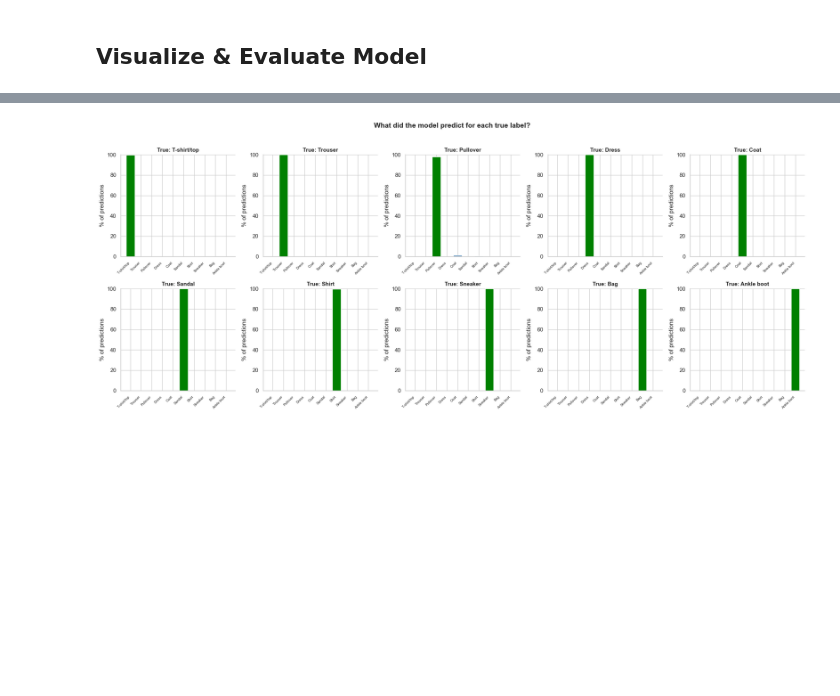
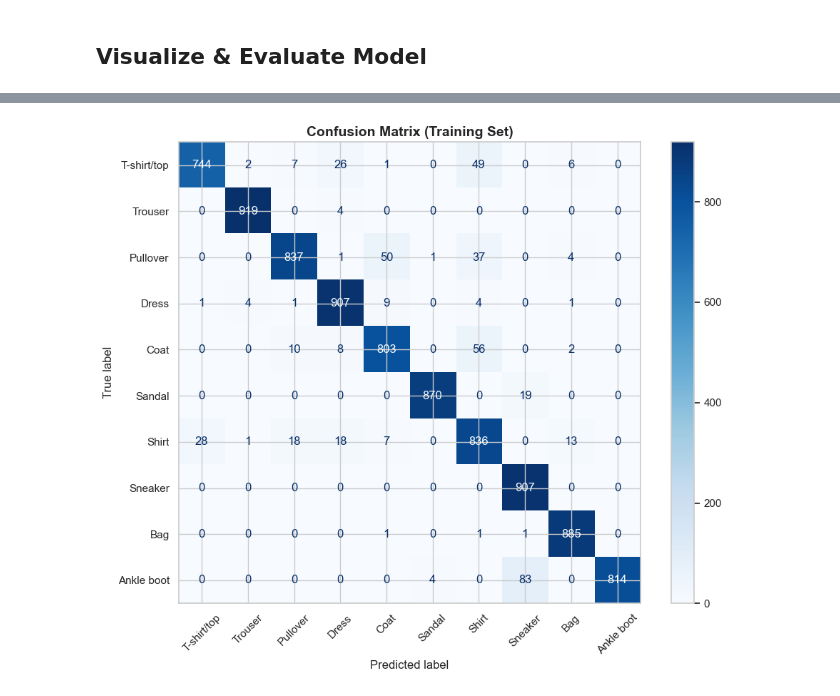
Before and after one commit to j4lando/phys417, a Jupyter notebook: Lab4/Lab4_LandoJosh.ipynb, the cells around one changed output, grey strips where cells are left out. Saved outputs shown, nothing was run; the diff lists cells and outputs as text; code cells hidden in the pictures; blank space fills up the shorter version.

```diff
--- a/Lab4/Lab4_LandoJosh.ipynb
+++ b/Lab4/Lab4_LandoJosh.ipynb
@@ -158,8 +158,12 @@ class CNNModel(torch.nn.Module):
         # # Second max pooling layer with kernel size = 2
         # self.maxpool2 = torch.nn.MaxPool2d(kernel_size=2)
 
+        self.dropout = torch.nn.Dropout(p=.1)
+
         # Fully connected layer that takes the flattened output of maxpool2 (32, 7 ,7) -> (1568) and output 10 classes
-        self.fc1 = torch.nn.Linear(3042, 10)
+        self.fc1 = torch.nn.Linear(3042, 200)
+        self.ac1 = torch.nn.ReLU()
+        self.fc2 = torch.nn.Linear(200, 10)
 
     def forward(self, x):
 
@@ -173,9 +177,14 @@ class CNNModel(torch.nn.Module):
 
         # flatten the maxpool2 output to be used as input into FCN layer
         fcn_input = pool1_out.view(pool1_out.size(0), -1)
+        fcn_input = self.dropout(fcn_input)
 
         # Use the raw output of the fully connected layer as the final output
-        output = self.fc1(fcn_input)
+        fc1_out = self.fc1(fcn_input)
+        fc1_out = self.ac1(fc1_out)
+        fc1_out = self.dropout(fc1_out)
+
+        output = self.fc2(fc1_out)
 
         return output
 # %% [markdown]
@@ -386,50 +402,24 @@ Testing Accuracy: 0.873
 # %%
-# (OPTIONAL) Print the testing accuracy for each fashion class. Your code should produce something that looks like:
-# Clever usage of np.where() could be useful here
+from sklearn.metrics import confusion_matrix, ConfusionMatrixDisplay
 
-# "Accuracy of T-shirt/top: 93.5 %"
-# "Accuracy of Trouser: 89.3 %"
-# etc...
+def plot_confusion_matrix(inputs, targets, title='Confusion Matrix'):
+    model.eval()
+    with torch.no_grad():
+        outputs = model(inputs)
+        preds = torch.argmax(outputs.cpu(), dim=1).numpy()
+    model.train()
 
-# What's the fashion item that your model had the hardest time classifying?
+    true = targets.cpu().numpy()
+    cm = confusion_matrix(true, preds)
 
-# YOUR CODE HERE
+    fig, ax = plt.subplots(figsize=(10, 8))
+    disp = ConfusionMatrixDisplay(confusion_matrix=cm, display_labels=label_names)
+    disp.plot(ax=ax, colorbar=True, xticks_rotation=45, cmap='Blues')
+    ax.set_title(title, fontsize=14, fontweight='bold')
+    plt.tight_layout()
+    plt.show()
 
-# Per-label prediction distribution subplots
-# For each true label, show what percentage the model predicted each class
-
-
-
-with torch.no_grad():
-    train_outputs = model(train_inputs)
-    train_preds = torch.argmax(train_outputs.cpu(), dim=1).numpy()
-
-train_true = train_targets.cpu().numpy()
-
-fig, axes = plt.subplots(2, 5, figsize=(20, 8))
-axes = axes.flatten()
-
-for true_label in range(n_classes):
-    mask = train_true == true_label
-    preds_for_label = train_preds[mask]
-
-    counts = np.zeros(n_classes)
-    for p in preds_for_label:
-        counts[p] += 1
-    percentages = counts / counts.sum() * 100
-
-    ax = axes[true_label]
-    bars = ax.bar(range(n_classes), percentages, color=['green' if i == true_label else 'steelblue' for i in range(n_classes)])
-    ax.set_title(f'True: {label_names[true_label]}', fontsize=11, fontweight='bold')
-    ax.set_xticks(range(n_classes))
-    ax.set_xticklabels(label_names, rotation=45, ha='right', fontsize=7)
-    ax.set_ylabel('% of predictions')
-    ax.set_ylim(0, 100)
-    sns.despine(ax=ax)
-
-plt.suptitle('What did the model predict for each true label?', fontsize=14, fontweight='bold', y=1.02)
-plt.tight_layout()
-plt.show()
+plot_confusion_matrix(train_inputs, train_targets, title='Confusion Matrix (Training Set)')
 # %% [output]
-[figure, old version]
+[figure, new version]
 # %%
```
Also changed, not shown: parts of 7 cells of this notebook, 6 other files.
